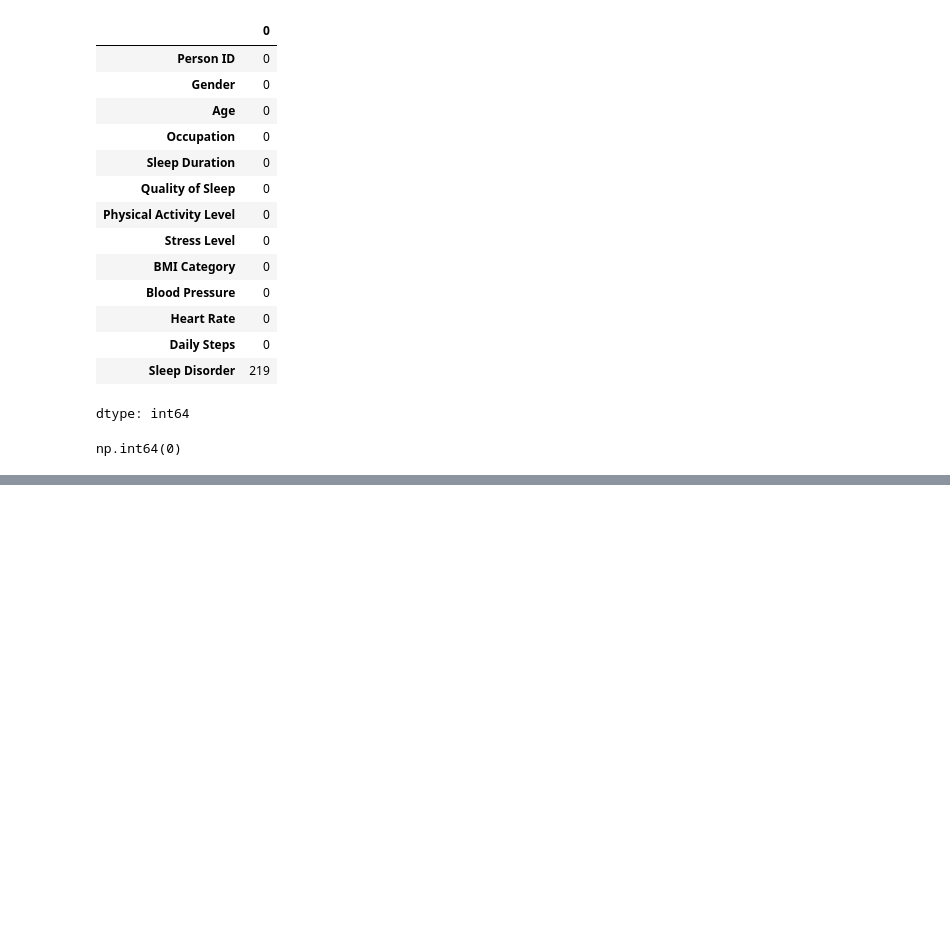
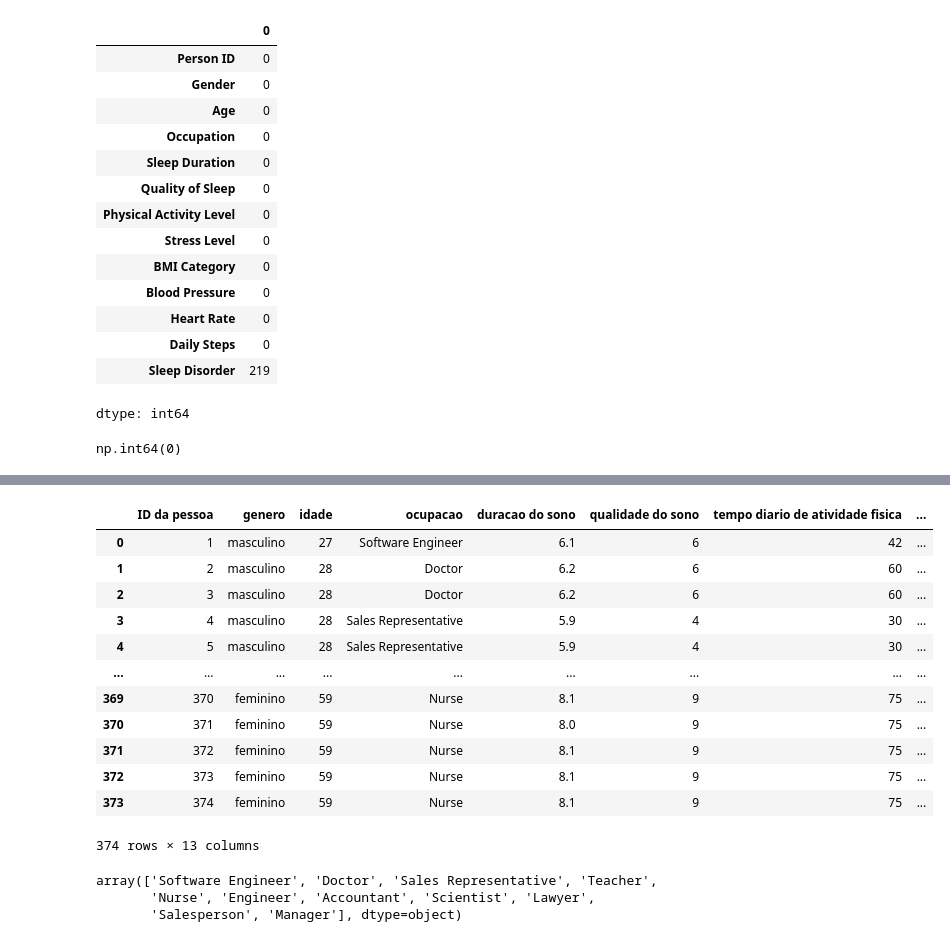
Before and after one commit to squad-ada-lovelace/Desafio_07-Desafio-final, a Jupyter notebook: notebook/notebook_claudia.ipynb, the cells around one changed output, grey strips where cells are left out. Saved outputs shown, nothing was run; the diff lists cells and outputs as text; code cells hidden in the pictures; blank space fills up the shorter version.

```diff
--- a/notebook/notebook_claudia.ipynb
+++ b/notebook/notebook_claudia.ipynb
@@ -89,0 +112,30 @@ np.int64(0)
+# %%
+#traduzindo possíveis respostas de gênero
+traducao_genero ={
+    'Male': 'masculino',
+    'Female': 'feminino'}
+
+df['genero'] = df['genero'].map(traducao_genero)
+
+df
+# %% [output]
+|  | ID da pessoa | genero | idade | ocupacao | duracao do sono | qualidade do sono | tempo diario de atividade fisica | ... |
+| 0 | 1 | masculino | 27 | Software Engineer | 6.1 | 6 | 42 | ... |
+| 1 | 2 | masculino | 28 | Doctor | 6.2 | 6 | 60 | ... |
+| 2 | 3 | masculino | 28 | Doctor | 6.2 | 6 | 60 | ... |
+| 3 | 4 | masculino | 28 | Sales Representative | 5.9 | 4 | 30 | ... |
+| 4 | 5 | masculino | 28 | Sales Representative | 5.9 | 4 | 30 | ... |
+| ... | ... | ... | ... | ... | ... | ... | ... | ... |
+| 369 | 370 | feminino | 59 | Nurse | 8.1 | 9 | 75 | ... |
+| 370 | 371 | feminino | 59 | Nurse | 8.0 | 9 | 75 | ... |
+| 371 | 372 | feminino | 59 | Nurse | 8.1 | 9 | 75 | ... |
+| 372 | 373 | feminino | 59 | Nurse | 8.1 | 9 | 75 | ... |
+| 373 | 374 | feminino | 59 | Nurse | 8.1 | 9 | 75 | ... |
+374 rows × 13 columns
+# %%
+#verificando possibilidades de ocupação
+df['ocupacao'].unique()
+# %% [output]
+array(['Software Engineer', 'Doctor', 'Sales Representative', 'Teacher',
+       'Nurse', 'Engineer', 'Accountant', 'Scientist', 'Lawyer',
+       'Salesperson', 'Manager'], dtype=object)
```
Also changed, not shown: parts of 4 cells of this notebook.
